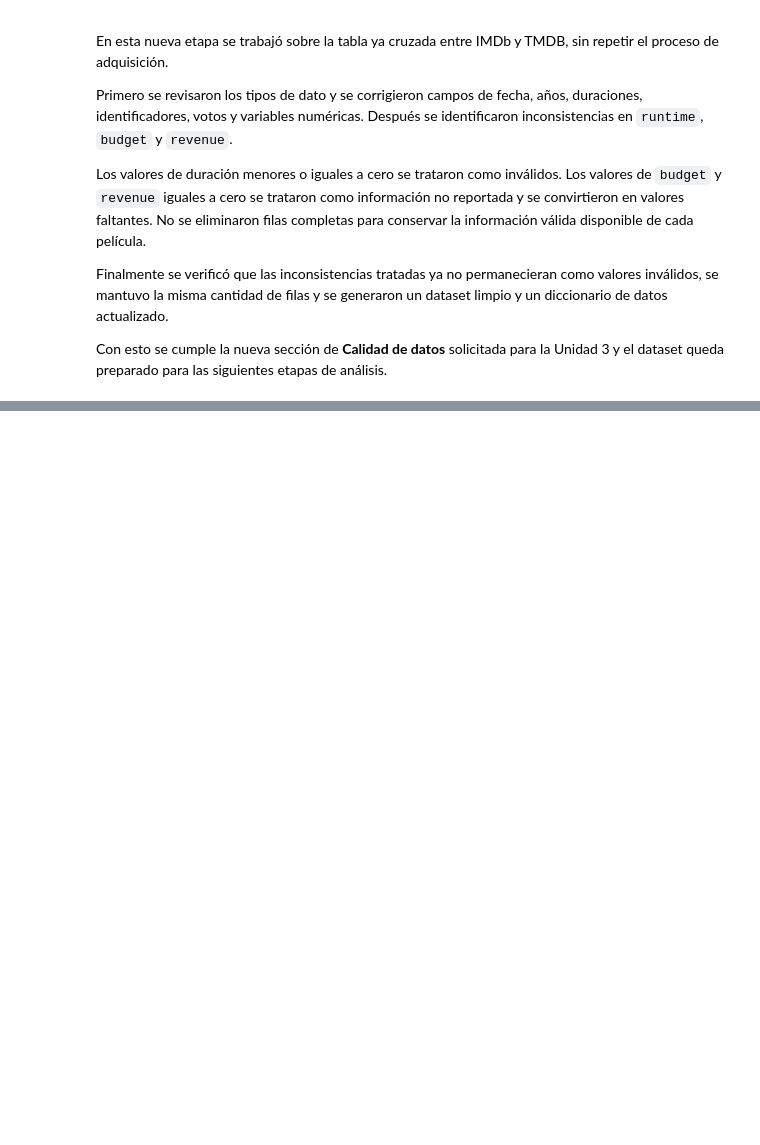
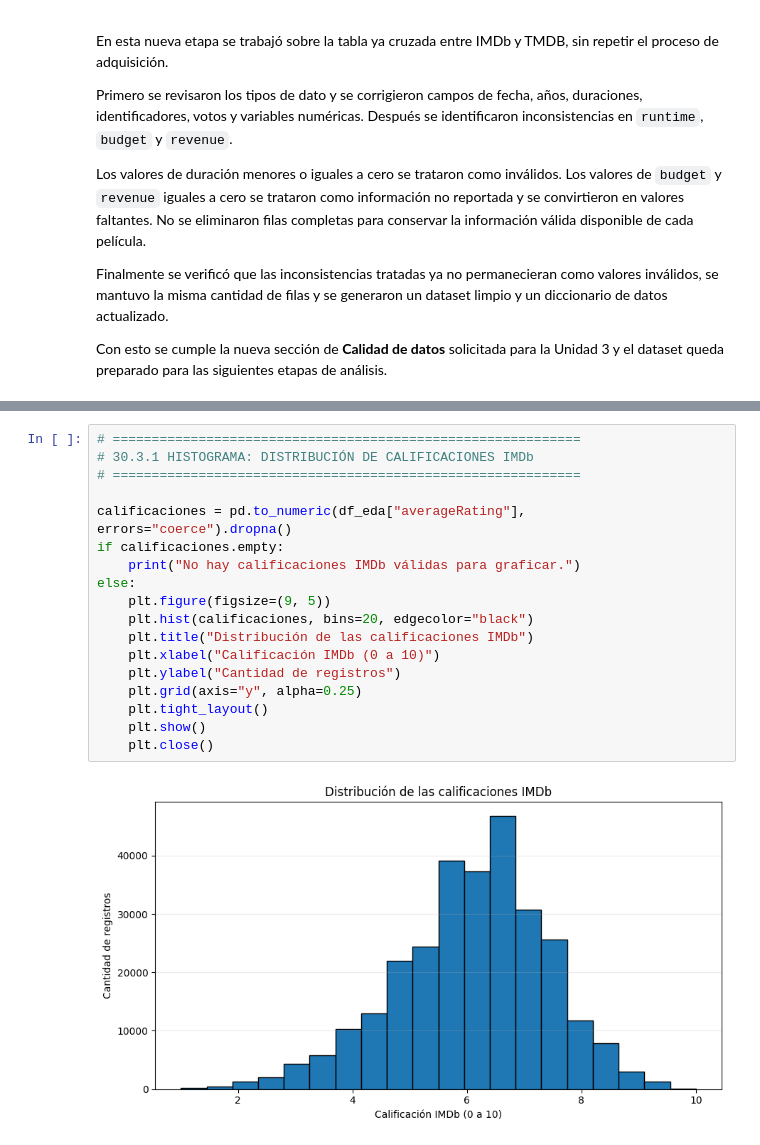
Before and after one commit to SantiCeballosM/mineria-datos-cine-exito, a Jupyter notebook: notebooks/Cine_Exito.ipynb, the cells around one changed output, grey strips where cells are left out. Cells and saved outputs as stored; diff of their text form; blank space fills up the shorter version.

Commit message:
Agrega análisis exploratorio de datos (EDA)
Incorpora estadísticas descriptivas, visualizaciones, análisis de valores atípicos y hallazgos relacionados con el éxito de las películas en taquilla.

```diff
--- a/notebooks/Cine_Exito.ipynb
+++ b/notebooks/Cine_Exito.ipynb
@@ -1621,0 +1902,20 @@ Con esto se cumple la nueva sección de **Calidad de datos** solicitada para la
+# %%
+# ============================================================
+# 30.3.1 HISTOGRAMA: DISTRIBUCIÓN DE CALIFICACIONES IMDb
+# ============================================================
+
+calificaciones = pd.to_numeric(df_eda["averageRating"], errors="coerce").dropna()
+if calificaciones.empty:
+    print("No hay calificaciones IMDb válidas para graficar.")
+else:
+    plt.figure(figsize=(9, 5))
+    plt.hist(calificaciones, bins=20, edgecolor="black")
+    plt.title("Distribución de las calificaciones IMDb")
+    plt.xlabel("Calificación IMDb (0 a 10)")
+    plt.ylabel("Cantidad de registros")
+    plt.grid(axis="y", alpha=0.25)
+    plt.tight_layout()
+    plt.show()
+    plt.close()
+# %% [output]
+[figure, added]
```
Also changed, not shown: parts of 23 cells of this notebook.
